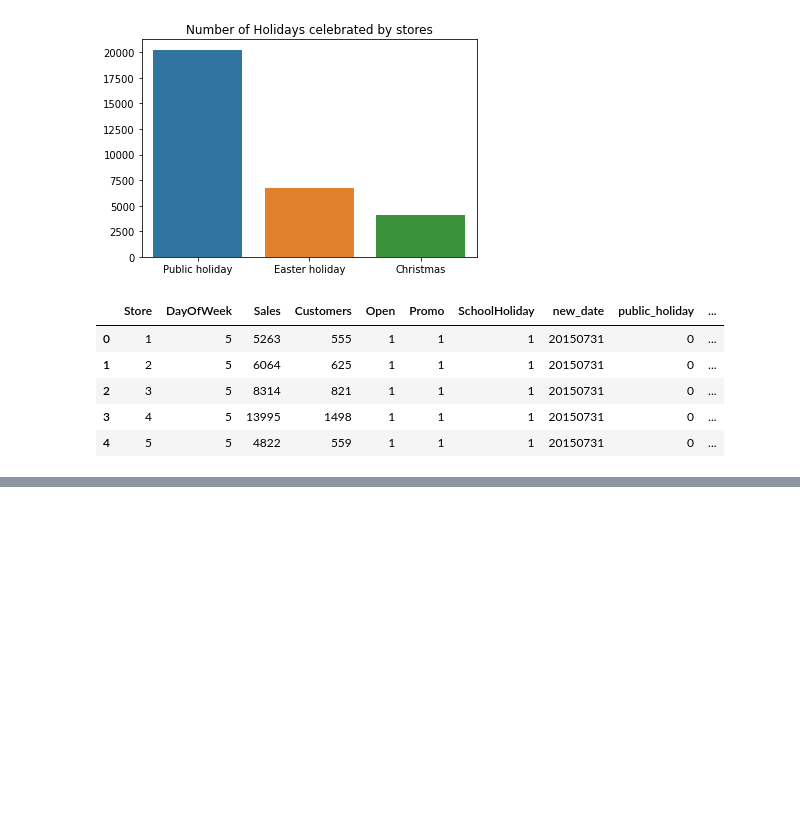
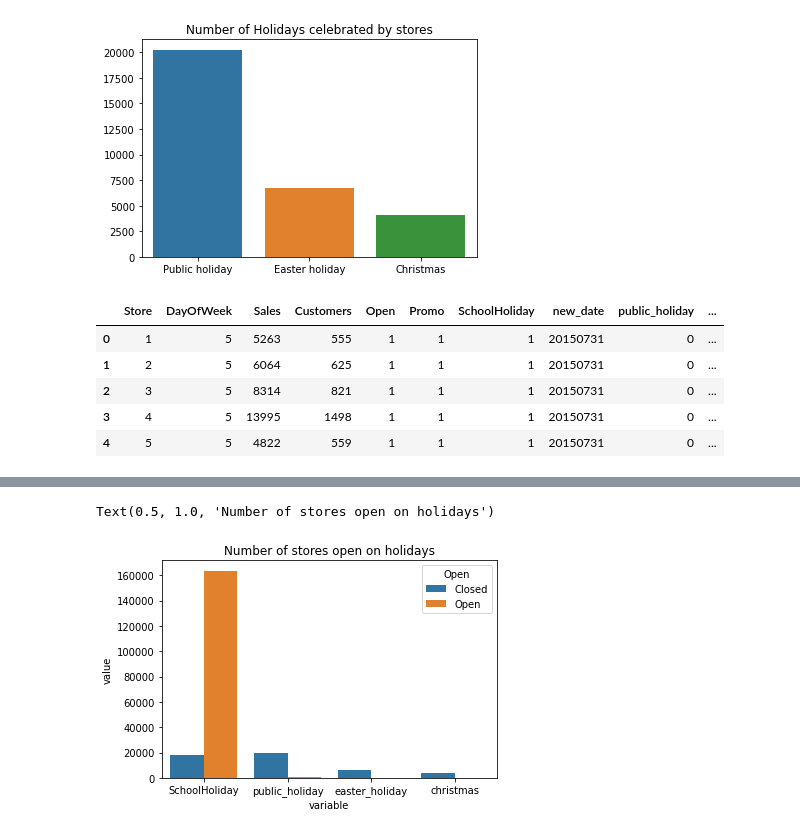
Before and after one commit to hrithikwel8/Rossmann_Sales_Prediction, a Jupyter notebook: Pradip_Rossmann_Sales_Prediction_Capstone_Project.ipynb, the cells around one changed output, grey strips where cells are left out. Drawn from its saved outputs; the diff is of its cells as text; code cells hidden in the pictures; blank space fills up the shorter version.

```diff
--- a/Pradip_Rossmann_Sales_Prediction_Capstone_Project.ipynb
+++ b/Pradip_Rossmann_Sales_Prediction_Capstone_Project.ipynb
@@ -195,3 +196,7 @@ store_data_df.head()
 | 2 | 3 | 5 | 8314 | 821 | 1 | 1 | 1 | 20150731 | 0 | ... |
 | 3 | 4 | 5 | 13995 | 1498 | 1 | 1 | 1 | 20150731 | 0 | ... |
 | 4 | 5 | 5 | 4822 | 559 | 1 | 1 | 1 | 20150731 | 0 | ... |
+# %%
+# checking senity of data
+store_open_df = store_data_df.groupby(['Open']).sum()
+store_open_df
@@ -197,0 +208,5 @@ store_data_df.head()
+# %%
+# calculate number of sstores open on holidays
+store_holiday_df = store_open_df.drop(columns=['Store','DayOfWeek','Sales','Customers','Promo','new_date']).reset_index()
+store_holiday_df['Open'] = store_holiday_df['Open'].apply(lambda x: 'Open' if x==1 else 'Closed')
+store_holiday_df
@@ -197,0 +217,3 @@ store_data_df.head()
+# %%
+store_holiday_df= pd.melt(store_holiday_df, id_vars =['Open'])
+store_holiday_df
@@ -197,0 +230,6 @@ store_data_df.head()
+# %%
+sns.barplot(x='variable',y='value',data=store_holiday_df,hue='Open')
+plt.title('Number of stores open on holidays')
+# %% [output]
+Text(0.5, 1.0, 'Number of stores open on holidays')
+[figure, added]
```
Also changed, not shown: parts of 10 cells of this notebook.
